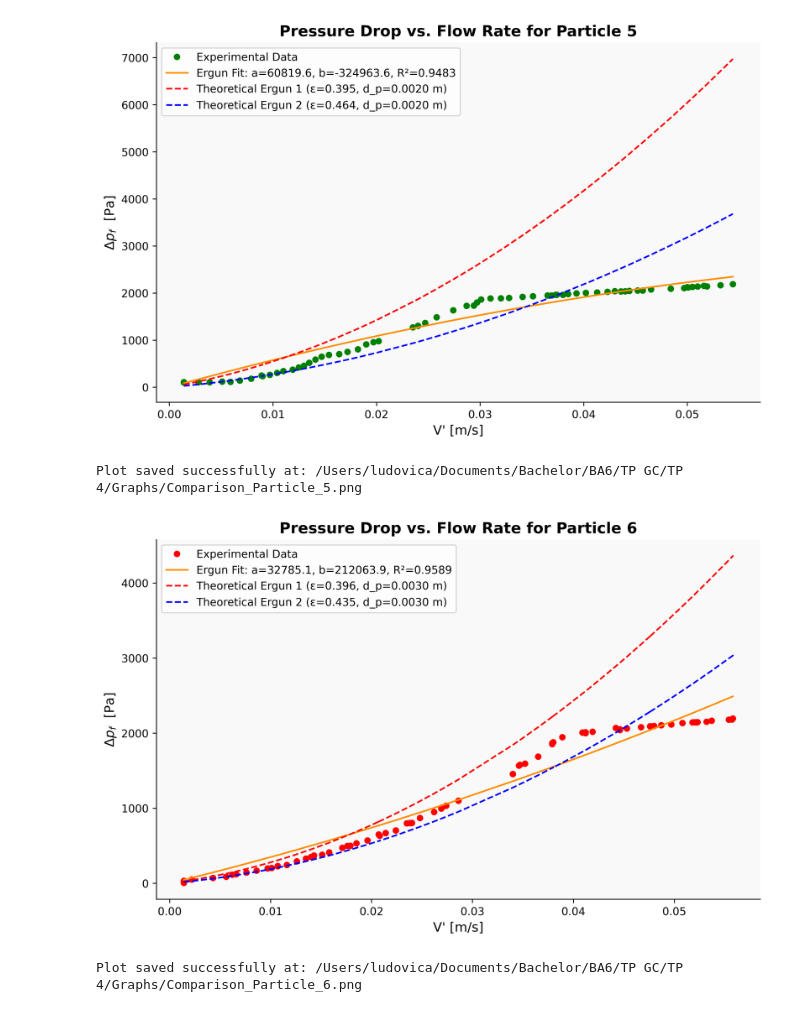
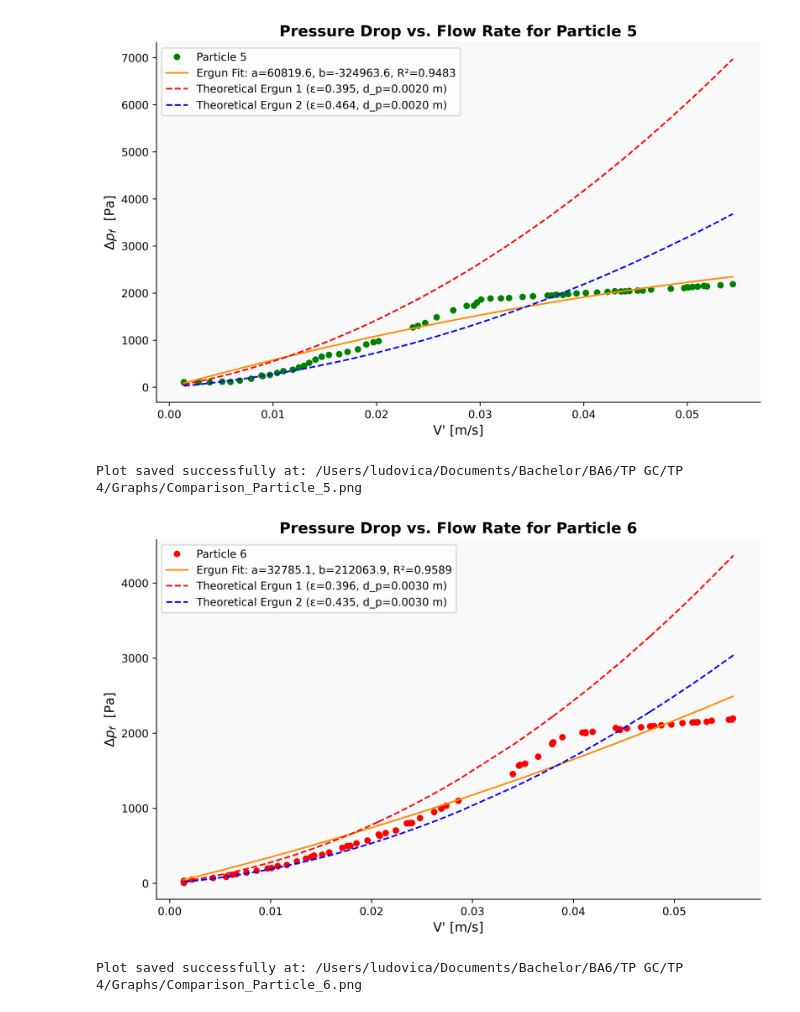
Before and after one commit to fracaludo/gc, a Jupyter notebook: TP4/VvsP comparison.ipynb, the cells around one changed output. Saved outputs shown, nothing was run; the diff lists cells and outputs as text; code cells hidden in the pictures.

```diff
--- a/TP4/VvsP comparison.ipynb
+++ b/TP4/VvsP comparison.ipynb
@@ -58,7 +58,7 @@ r_squared = 1 - (ss_res / ss_tot)
 plt.figure(figsize=(10, 6), dpi=600)
 
 # Plot experimental data
-plt.plot(flow_rate, pressure_loss, 'o', markersize=5, color='g', label="Experimental Data")
+plt.plot(flow_rate, pressure_loss, 'o', markersize=5, color='g', label=label)
 
 # Plot Ergun fit
 plt.plot(flow_rate, fitted_pressure_loss, '-', color='darkorange', linewidth=1.5,
@@ -68,34 +68,34 @@ plt.plot(flow_rate, fitted_pressure_loss, '-', color='darkorange', linewidth=1.5
 plt.plot(flow_rate, ergun_values_eps1, '--', color='red', linewidth=1.5,
          label=f"Theoretical Ergun 1 (ε={epsilon_1}, d_p={d_p:.4f} m)")
 plt.plot(flow_rate, ergun_values_eps2, '--', color='blue', linewidth=1.5,
          label=f"Theoretical Ergun 2 (ε={epsilon_2}, d_p={d_p:.4f} m)")
 
 # Labels and title
 plt.xlabel("V' [m/s]", fontsize=12)
 plt.ylabel("$\Delta p_f$  [Pa] ", fontsize=12)
 plt.title(f"Pressure Drop vs. Flow Rate for {label}", fontsize=14, weight='bold')
 
 # Customize grid and styling
 plt.xticks(fontsize=10)
 plt.yticks(fontsize=10)
 plt.gca().set_facecolor('#f9f9f9')  # Subtle background color
 plt.gca().spines['top'].set_visible(False)
 plt.gca().spines['right'].set_visible(False)
 
 # Add legend
 plt.legend(loc='upper left', fontsize=10)
 plt.grid(False)
 
 # Save the figure
 save_path = os.path.join(save_folder, f"Comparison_{label.replace(' ', '_')}.png")
 plt.savefig(save_path, format='png', dpi=600, bbox_inches='tight')
 
 # Show the plot
 plt.show()
 
 print(f"Plot saved successfully at: {save_path}")
 # %% [output]
-[figure, old version]
+[figure, new version]
 Plot saved successfully at: /Users/ludovica/Documents/Bachelor/BA6/TP GC/TP 4/Graphs/Comparison_Particle_5.png
 # %%
 import pandas as pd
@@ -157,7 +157,7 @@ r_squared = 1 - (ss_res / ss_tot)
 plt.figure(figsize=(10, 6), dpi=600)
 
 # Plot experimental data
-plt.plot(flow_rate, pressure_loss, 'o', markersize=5, color='r', label="Experimental Data")
+plt.plot(flow_rate, pressure_loss, 'o', markersize=5, color='r', label=label)
 
 # Plot Ergun fit
 plt.plot(flow_rate, fitted_pressure_loss, '-', color='darkorange', linewidth=1.5,
@@ -194,7 +194,7 @@ plt.show()
 
 print(f"Plot saved successfully at: {save_path}")
 # %% [output]
-[figure, old version]
+[figure, new version]
 Plot saved successfully at: /Users/ludovica/Documents/Bachelor/BA6/TP GC/TP 4/Graphs/Comparison_Particle_6.png
 # %%
 import pandas as pd
```
Also changed, not shown: parts of 1 cell of this notebook.
